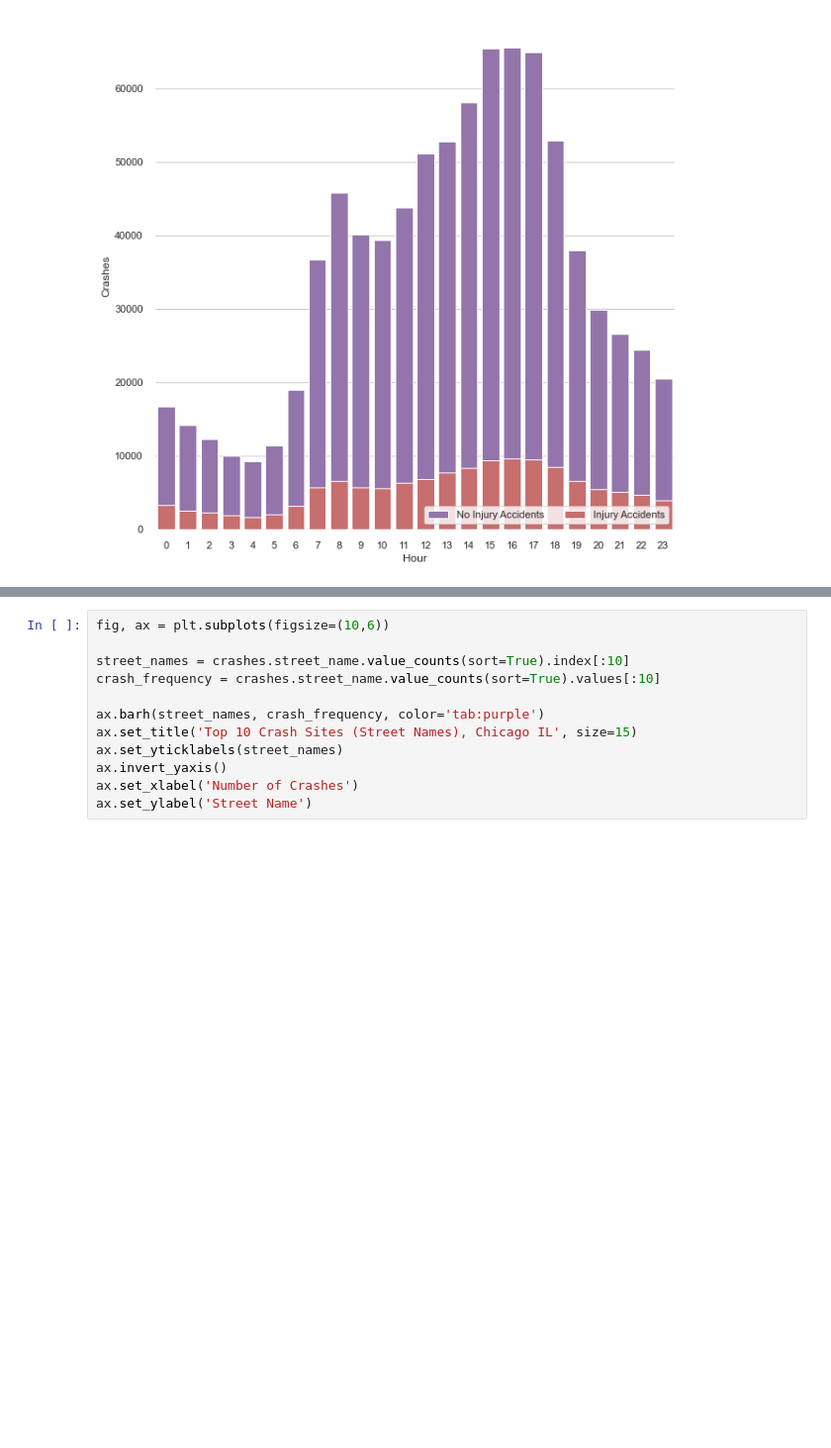
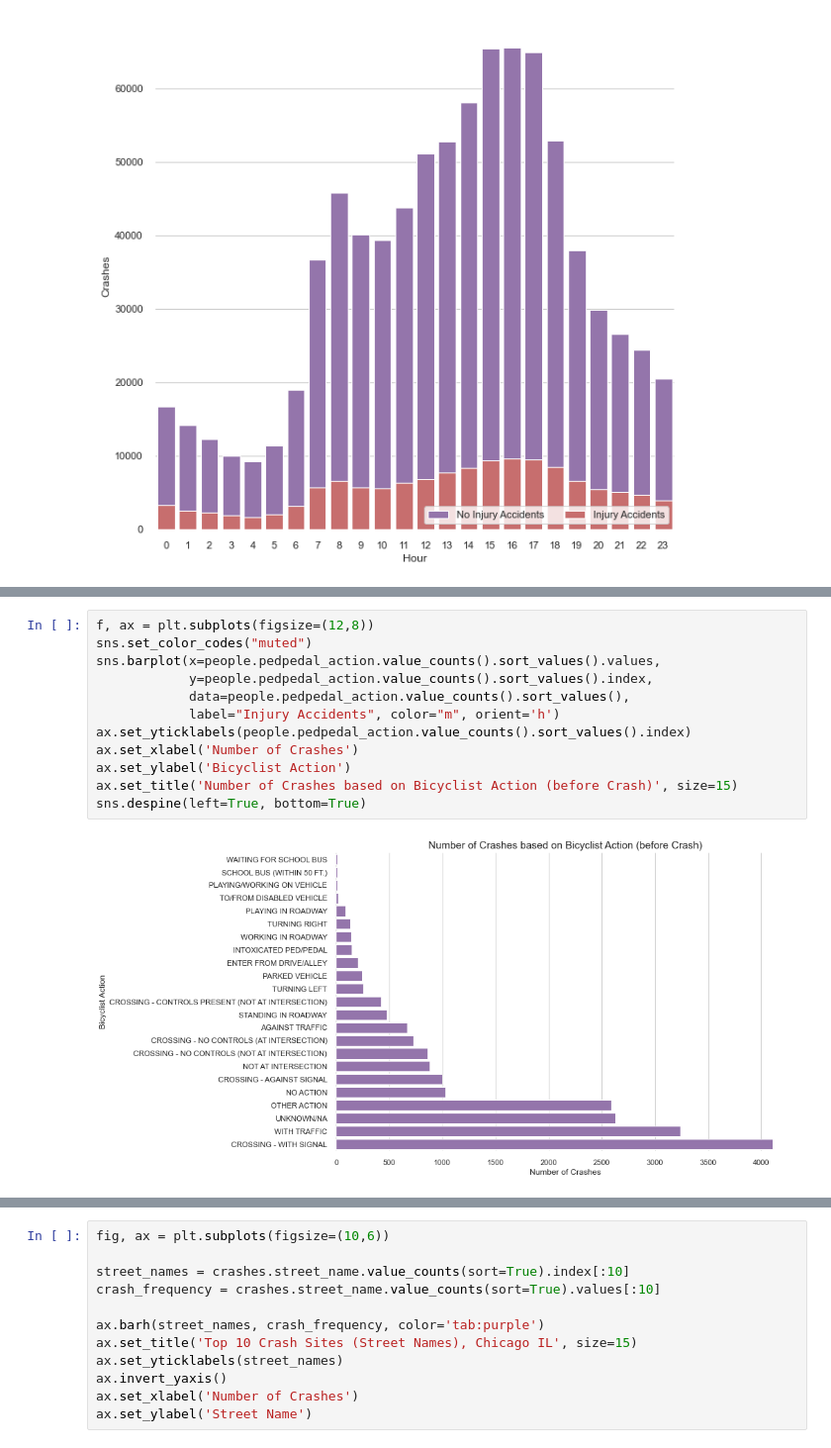
Before and after one commit to marcosvppfernandes/chicagoteam_quanggang, a Jupyter notebook: final_notebook.ipynb, the cells around one changed output, grey strips where cells are left out. Shown at 99% size. Saved outputs shown, nothing was run; the diff lists cells and outputs as text; blank space fills up the shorter version.

```diff
--- a/final_notebook.ipynb
+++ b/final_notebook.ipynb
@@ -282,0 +350,14 @@ sns.despine(left=True, bottom=True)
+# %%
+f, ax = plt.subplots(figsize=(12,8))
+sns.set_color_codes("muted")
+sns.barplot(x=people.pedpedal_action.value_counts().sort_values().values,
+            y=people.pedpedal_action.value_counts().sort_values().index,
+            data=people.pedpedal_action.value_counts().sort_values(),
+            label="Injury Accidents", color="m", orient='h')
+ax.set_yticklabels(people.pedpedal_action.value_counts().sort_values().index)
+ax.set_xlabel('Number of Crashes')
+ax.set_ylabel('Bicyclist Action')
+ax.set_title('Number of Crashes based on Bicyclist Action (before Crash)', size=15)
+sns.despine(left=True, bottom=True)
+# %% [output]
+[figure, added]
```
Also changed, not shown: parts of 70 cells of this notebook, 3 other files.
